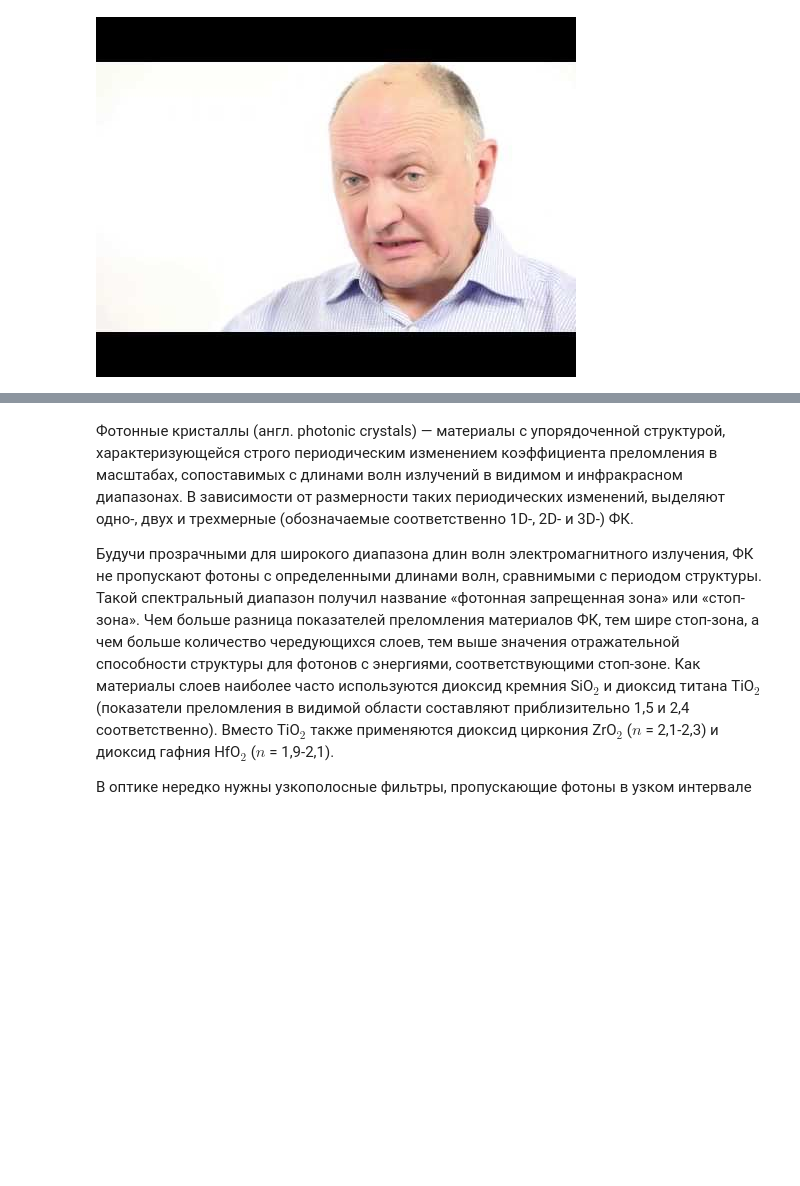
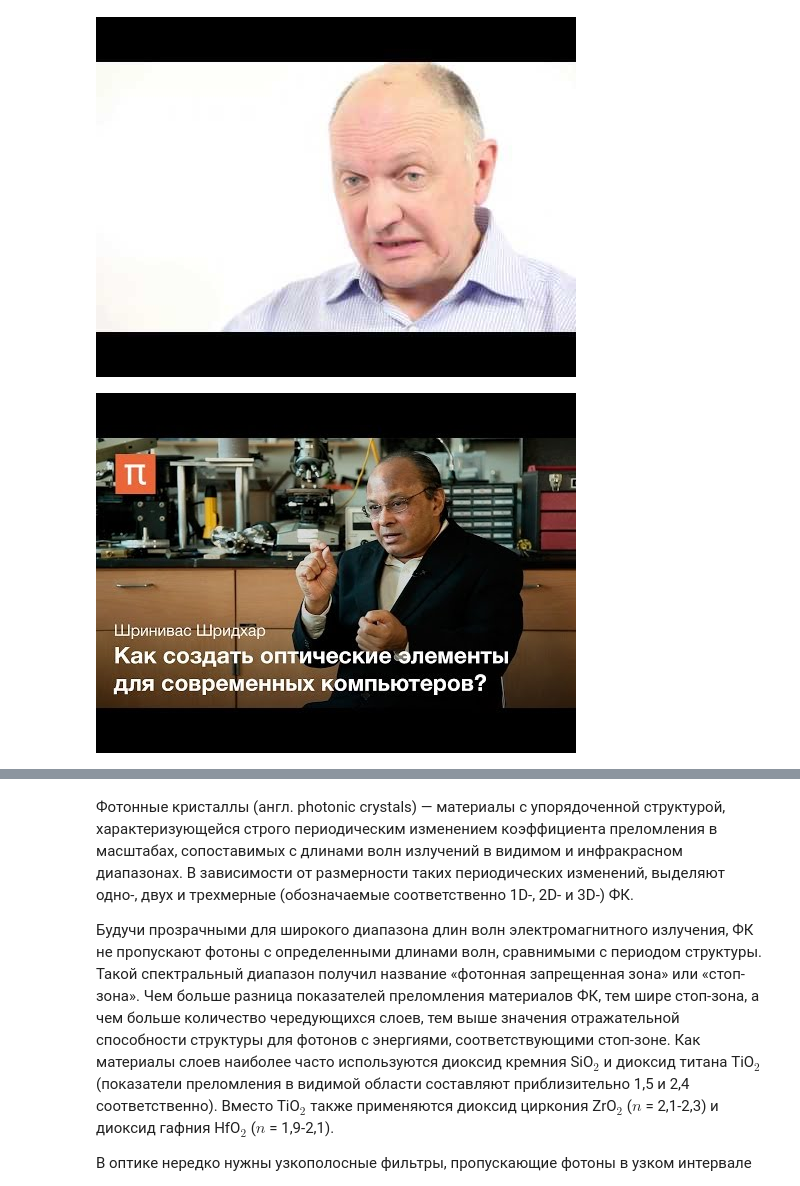
Before and after one commit to nanomaterials/course, a Jupyter notebook: 09_-_2D_Nanomaterials/02_Photonic_crystals.ipynb, the cells around one changed output, grey strips where cells are left out. Saved outputs shown, nothing was run; the diff lists cells and outputs as text; code cells hidden in the pictures; blank space fills up the shorter version.

```diff
--- a/09_-_2D_Nanomaterials/02_Photonic_crystals.ipynb
+++ b/09_-_2D_Nanomaterials/02_Photonic_crystals.ipynb
@@ -14,3 +26,13 @@ from IPython.lib.display import YouTubeVideo
 YouTubeVideo('ufppOGpi2gM')
 # %% [output]
 [figure]
+# %%
+'''Наноматериалы с отрицательным коэффициентом преломления:
+линза из фотонных кристаллов, проблема оптических компьютеров.
+Вместо "рефракционный индекс" слышать "показатель преломления".
+'''
+
+from IPython.lib.display import YouTubeVideo
+YouTubeVideo('a8D2PkkV940')
+# %% [output]
+[figure, added]
```
Also changed, not shown: parts of 6 cells of this notebook, 7 other files.
